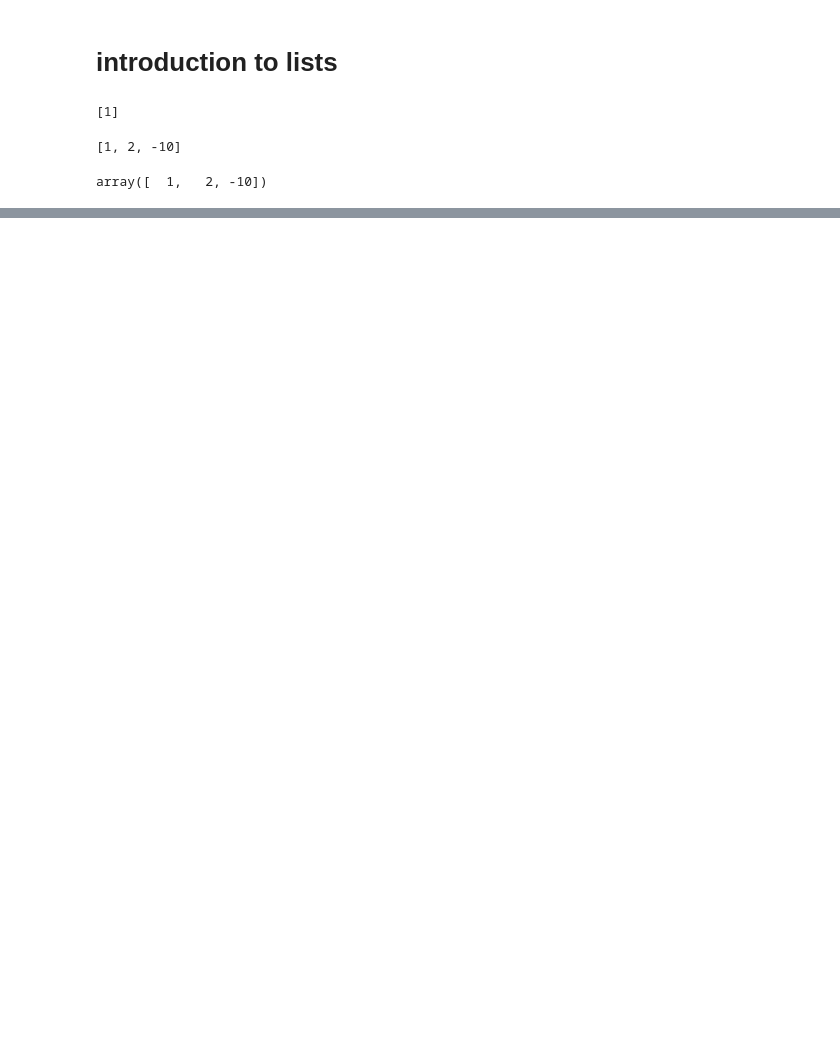
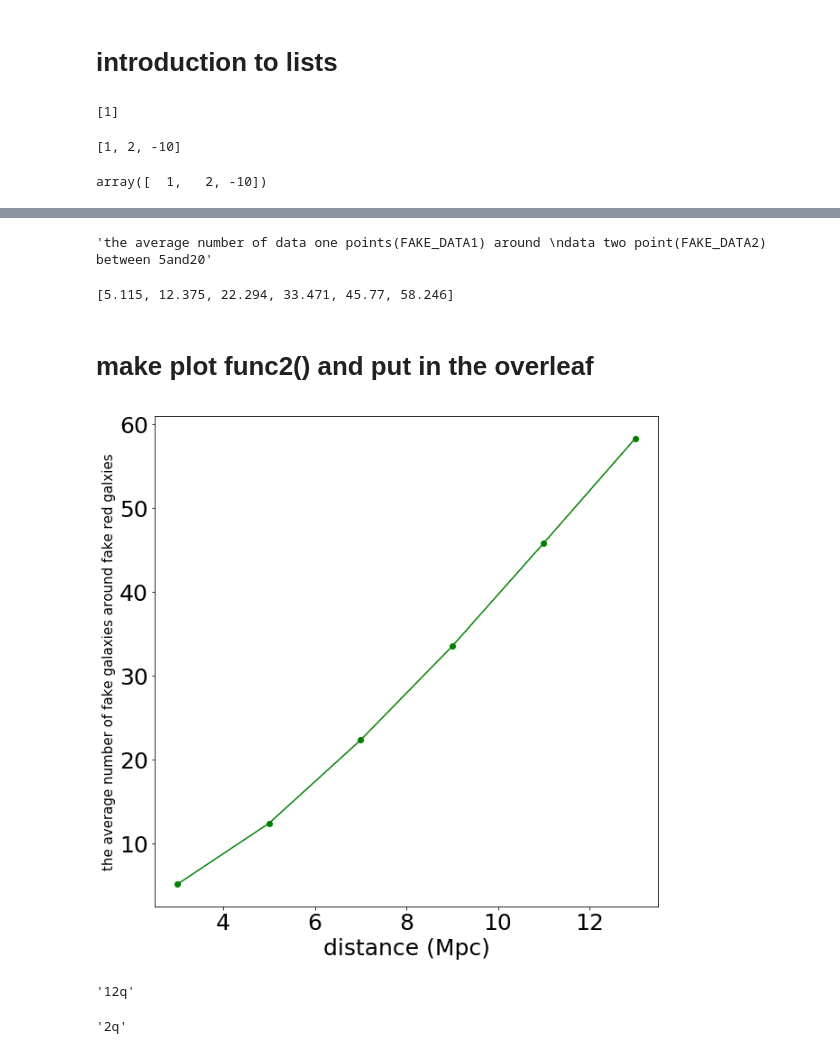
Before and after one commit to tugbabztp/Test, a Jupyter notebook: code/assignment1.ipynb, the cells around one changed output, grey strips where cells are left out. Drawn from its saved outputs; the diff is of its cells as text; code cells hidden in the pictures; blank space fills up the shorter version.

```diff
--- a/code/assignment1.ipynb
+++ b/code/assignment1.ipynb
@@ -117,0 +188,65 @@ array([  1,   2, -10])
+# %%
+#for [3,5] defination function (a,b):  and return average  a-min. b-max.
+
+
+def func(amin,bmax,data1,data2):
+
+    """this function returns average number of
+    data1 points and data2 points between amin and bmax"""
+
+    zebra = []
+
+    for point in data1:
+
+        distance_to_point = np.sum((point[None,:]-data2)**2  ,  axis = 1 )**0.5 #distance from all the points in fake data to the point
+        A = (amin < distance_to_point) & ( distance_to_point < bmax)
+        x = len(distance_to_point[A])
+        zebra.append(x)
+    zebra= np.array(zebra)
+
+    return np.average(zebra)
+# %%
+func(5,20,FAKE_DATA1,FAKE_DATA2)
+"""the average number of data one points(FAKE_DATA1) around
+data two point(FAKE_DATA2) between 5and20"""
+# %% [output]
+'the average number of data one points(FAKE_DATA1) around \ndata two point(FAKE_DATA2) between 5and20'
+# %%
+def func2():
+    """
+    func(data1,data2,FAKE_DATA1,FAKE_DATA2) --
+    sonunda [data1,data2,FAKE_DATA1,FAKE_DATE2] için olan net sonuçu değeri vericek bize."""
+    listnew = []
+    lister = [2,4,6,8,10,12]
+    for i in lister:
+        listnew.append(func(i,i+2,FAKE_DATA1,FAKE_DATA2))
+    return listnew
+# %%
+func2()
+# %% [output]
+[5.115, 12.375, 22.294, 33.471, 45.77, 58.246]
+# %% [markdown]
+# make plot func2() and put in the overleaf
+# %%
+plt.figure(figsize=(10,10))
+
+#x = [2,4,6,8,10,12,14]
+x = [3,5,7,9,11,13]
+y = func2()
+plt.plot(x,y, marker = "o", color ="g")
+plt.xticks(fontsize=25)
+plt.yticks(fontsize=25)
+plt.ylabel("the average number of fake galaxies around fake red galxies",fontsize=15)
+plt.xlabel("distance (Mpc)",fontsize=25)
+plt.savefig("figure1.pdf")
+# %% [output]
+[figure, added]
+# %%
+"12"+"q"
+# %% [output]
+'12q'
+# %%
+a = 2
+str(a)+"q"
+# %% [output]
+'2q'
```
Also changed, not shown: parts of 22 cells of this notebook.
